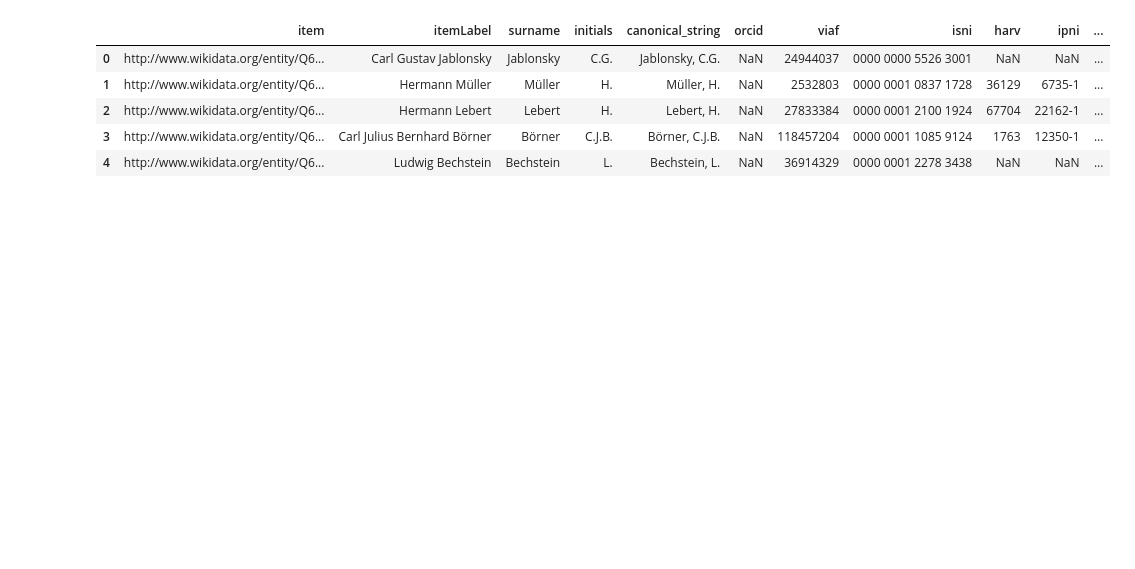
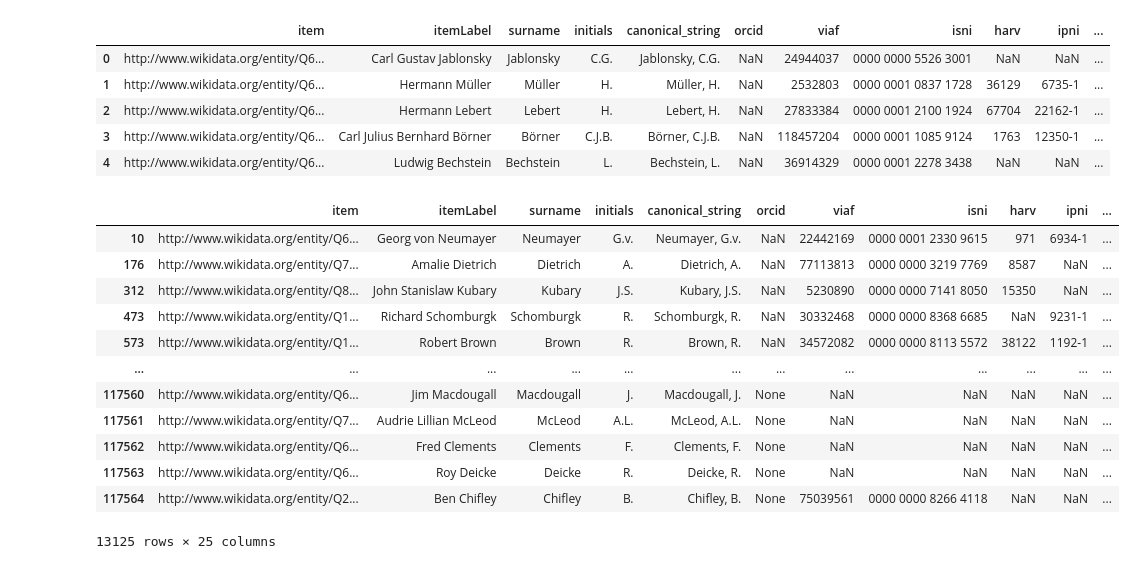
Before and after one commit to nielsklazenga/avh-collectors, a Jupyter notebook: create_wikidata_dataset.ipynb, the cells around one changed output. Cells and saved outputs as stored; diff of their text form; code cells hidden in the pictures; blank space fills up the shorter version.

Commit message:
Added Australian Dictionary of Biography and added links to output

```diff
--- a/create_wikidata_dataset.ipynb
+++ b/create_wikidata_dataset.ipynb
@@ -37,8 +37,13 @@ def query_wikidata(query):
     df = raw.filter(regex="\.value$")
     df = df.rename(columns=lambda x: re.sub('\.value$','',x))
 
+    if 'orcid' not in df.columns:
+        df['orcid'] = None
+    if 'au_dict_bio' not in df.columns:
+        df['au_dict_bio'] = None
+
     # order columns so that they are always in the same order
-    cols = ['item', 'itemLabel', 'orcid', 'viaf', 'isni', 'harv', 'ipni', 'abbr', 'bloodhound_id', 'enc_au_sc_id',
+    cols = ['item', 'itemLabel', 'orcid', 'viaf', 'isni', 'harv', 'ipni', 'abbr', 'bloodhound_id', 'enc_au_sc_id', 'au_dict_bio',
             'yob', 'yod', 'wyb', 'wye']
     df = df[cols]
 
@@ -309,7 +359,7 @@ df.head()
 # %%
 df = df[['item', 'itemLabel',
         'surname', 'initials', 'canonical_string',
-        'orcid', 'viaf', 'isni', 'harv', 'ipni', 'abbr', 'bloodhound_id', 'enc_au_sc_id',
+        'orcid', 'viaf', 'isni', 'harv', 'ipni', 'abbr', 'bloodhound_id', 'enc_au_sc_id', 'au_dict_bio',
         'yob', 'yod', 'wyb', 'wye']]
 df.reset_index(drop=True, inplace=True)
 df.head()
@@ -320,5 +370,46 @@ df.head()
 | 2 | http://www.wikidata.org/entity/Q6... | Hermann Lebert | Lebert | H. | Lebert, H. | NaN | 27833384 | 0000 0001 2100 1924 | 67704 | 22162-1 | ... |
 | 3 | http://www.wikidata.org/entity/Q6... | Carl Julius Bernhard Börner | Börner | C.J.B. | Börner, C.J.B. | NaN | 118457204 | 0000 0001 1085 9124 | 1763 | 12350-1 | ... |
 | 4 | http://www.wikidata.org/entity/Q6... | Ludwig Bechstein | Bechstein | L. | Bechstein, L. | NaN | 36914329 | 0000 0001 2278 3438 | NaN | NaN | ... |
+# %%
+wikidata_link = []
+orcid_link = []
+harv_link = []
+ipni_link = []
+bloodhound_link = []
+enc_au_sc_link = []
+au_dict_bio_link = []
+for i, row in df.iterrows():
+    wikidata_link.append(row['item'].replace('entity', 'wiki'))
+    orcid = 'https://orcid.org/' + str(row['orcid']) if pd.notnull(row['orcid']) else None
+    orcid_link.append(orcid)
+    harv_link.append('https://kiki.huh.harvard.edu/databases/botanist_search.php?mode=details&id=' + str(row['harv']) if pd.notnull(row['harv']) else None)
+    ipni_link.append('https://www.ipni.org/a/' + row['ipni'] if pd.notnull(row['ipni']) else None)
+    bloodhound_link.append('https://bloodhound-tracker.net/' + row['bloodhound_id'] if pd.notnull(row['bloodhound_id']) else None)
+    enc_au_sc_link.append('http://www.eoas.info/biogs/' + row['enc_au_sc_id'] if pd.notnull(row['enc_au_sc_id']) else None)
+    au_dict_bio_link.append('http://adb.anu.edu.au/biography/' + row['au_dict_bio'] if pd.notnull(row['au_dict_bio']) else None)
+
+df['wikidata_link'] = wikidata_link
+df['orcid_link'] = orcid_link
+df['harv_link'] = harv_link
+df['ipni_link'] = ipni_link
+df['bloodhound_link'] = bloodhound_link
+df['enc_au_sc_link'] = enc_au_sc_link
+df['au_dict_bio_link'] = au_dict_bio_link
+
+df[df['au_dict_bio_link'].notnull()]
+# %% [output]
+|  | item | itemLabel | surname | initials | canonical_string | orcid | viaf | isni | harv | ipni | ... |
+| 10 | http://www.wikidata.org/entity/Q6... | Georg von Neumayer | Neumayer | G.v. | Neumayer, G.v. | NaN | 22442169 | 0000 0001 2330 9615 | 971 | 6934-1 | ... |
+| 176 | http://www.wikidata.org/entity/Q7... | Amalie Dietrich | Dietrich | A. | Dietrich, A. | NaN | 77113813 | 0000 0000 3219 7769 | 8587 | NaN | ... |
+| 312 | http://www.wikidata.org/entity/Q8... | John Stanislaw Kubary | Kubary | J.S. | Kubary, J.S. | NaN | 5230890 | 0000 0000 7141 8050 | 15350 | NaN | ... |
+| 473 | http://www.wikidata.org/entity/Q1... | Richard Schomburgk | Schomburgk | R. | Schomburgk, R. | NaN | 30332468 | 0000 0000 8368 6685 | NaN | 9231-1 | ... |
+| 573 | http://www.wikidata.org/entity/Q1... | Robert Brown | Brown | R. | Brown, R. | NaN | 34572082 | 0000 0000 8113 5572 | 38122 | 1192-1 | ... |
+| ... | ... | ... | ... | ... | ... | ... | ... | ... | ... | ... | ... |
+| 117560 | http://www.wikidata.org/entity/Q6... | Jim Macdougall | Macdougall | J. | Macdougall, J. | None | NaN | NaN | NaN | NaN | ... |
+| 117561 | http://www.wikidata.org/entity/Q7... | Audrie Lillian McLeod | McLeod | A.L. | McLeod, A.L. | None | NaN | NaN | NaN | NaN | ... |
+| 117562 | http://www.wikidata.org/entity/Q6... | Fred Clements | Clements | F. | Clements, F. | None | NaN | NaN | NaN | NaN | ... |
+| 117563 | http://www.wikidata.org/entity/Q6... | Roy Deicke | Deicke | R. | Deicke, R. | None | NaN | NaN | NaN | NaN | ... |
+| 117564 | http://www.wikidata.org/entity/Q2... | Ben Chifley | Chifley | B. | Chifley, B. | None | 75039561 | 0000 0000 8266 4118 | NaN | NaN | ... |
+13125 rows × 25 columns
 # %%
 df.to_csv('data/wikidata_persons.csv')
```
Also changed, not shown: parts of 13 cells of this notebook, 1 other file.
